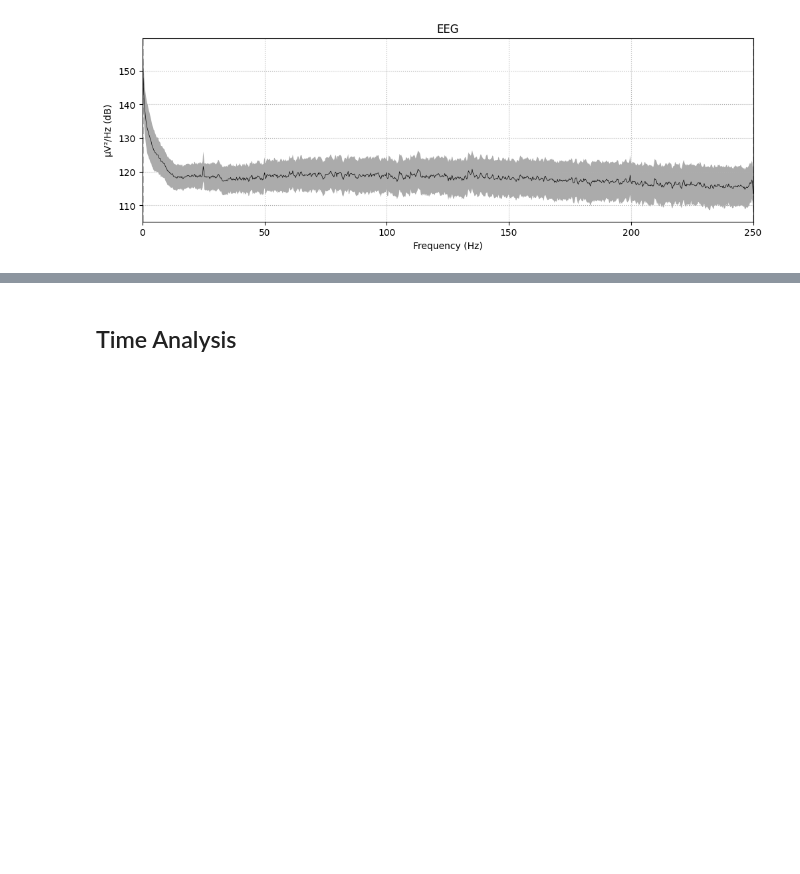
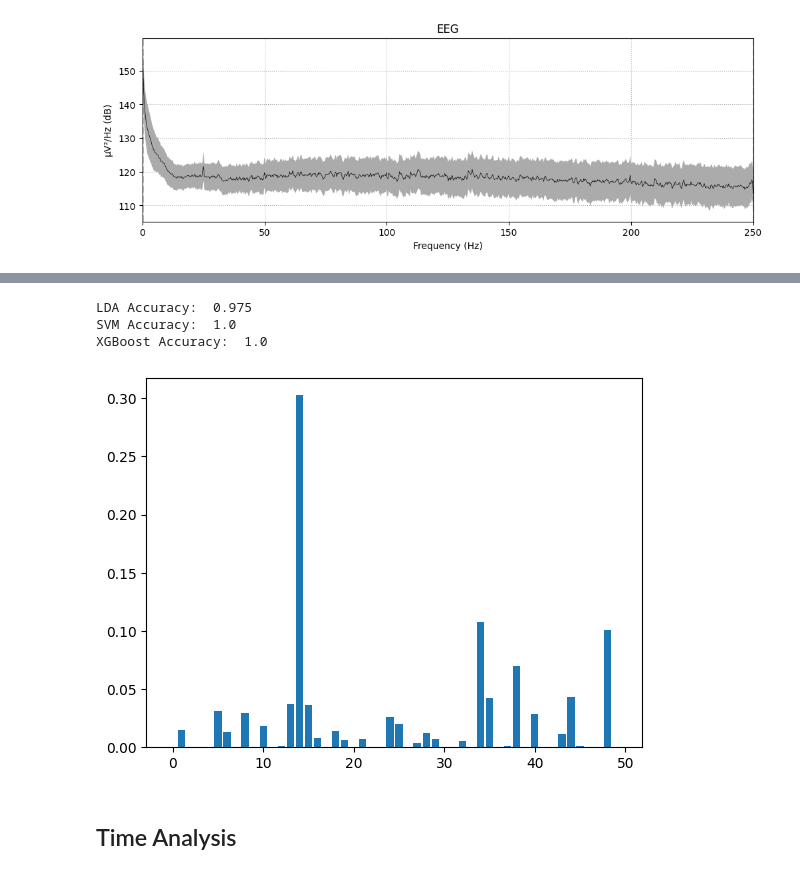
Before and after one commit to Aurelien-Stumpf-Mascles/BCI_Classification, a Jupyter notebook: experiments/eeg_classification_deep_braccio.ipynb, the cells around one changed output, grey strips where cells are left out. Saved outputs shown, nothing was run; the diff lists cells and outputs as text; code cells hidden in the pictures; blank space fills up the shorter version.

Commit message:
Ajout classif sur un sujet

```diff
--- a/experiments/eeg_classification_deep_braccio.ipynb
+++ b/experiments/eeg_classification_deep_braccio.ipynb
@@ -143,3 +241,38 @@ dict_channels_ordered = dict(sorted(dict_channels.items()))
+# %%
+X_train = trainset.features[:,:,:10].reshape(trainset.features.shape[0], -1)
+y_train = trainset.labels
+X_test = testset.features[:,:,:10].reshape(testset.features.shape[0], -1)
+y_test = testset.labels
+
+# Train LDA classifier
+clf = LinearDiscriminantAnalysis()
+clf.fit(X_train, y_train)
+y_pred = clf.predict(X_test)
+acc = np.mean(y_pred == y_test)
+print("LDA Accuracy: ", acc)
+
+# Train SVM classifier
+clf = SVC(kernel='linear')
+clf.fit(X_train, y_train)
+y_pred = clf.predict(X_test)
+acc = np.mean(y_pred == y_test)
+print("SVM Accuracy: ", acc)
+
+# Train XGBoost classifier
+bst = XGBClassifier(n_estimators=10, max_depth=5, learning_rate=0.5, objective='binary:logistic')
+bst.fit(X_train, y_train)
+preds = bst.predict(X_test)
+acc = np.mean(preds == y_test)
+print("XGBoost Accuracy: ", acc)
+# %% [output]
+LDA Accuracy:  0.975
+SVM Accuracy:  1.0
+XGBoost Accuracy:  1.0
+# %%
+plt.bar(range(len(bst.feature_importances_)), bst.feature_importances_)
+plt.show()
+# %% [output]
+[figure, added]
 # %% [markdown]
 ## Time Analysis
 # %%
```
Also changed, not shown: parts of 8 cells of this notebook, 3 other files.
